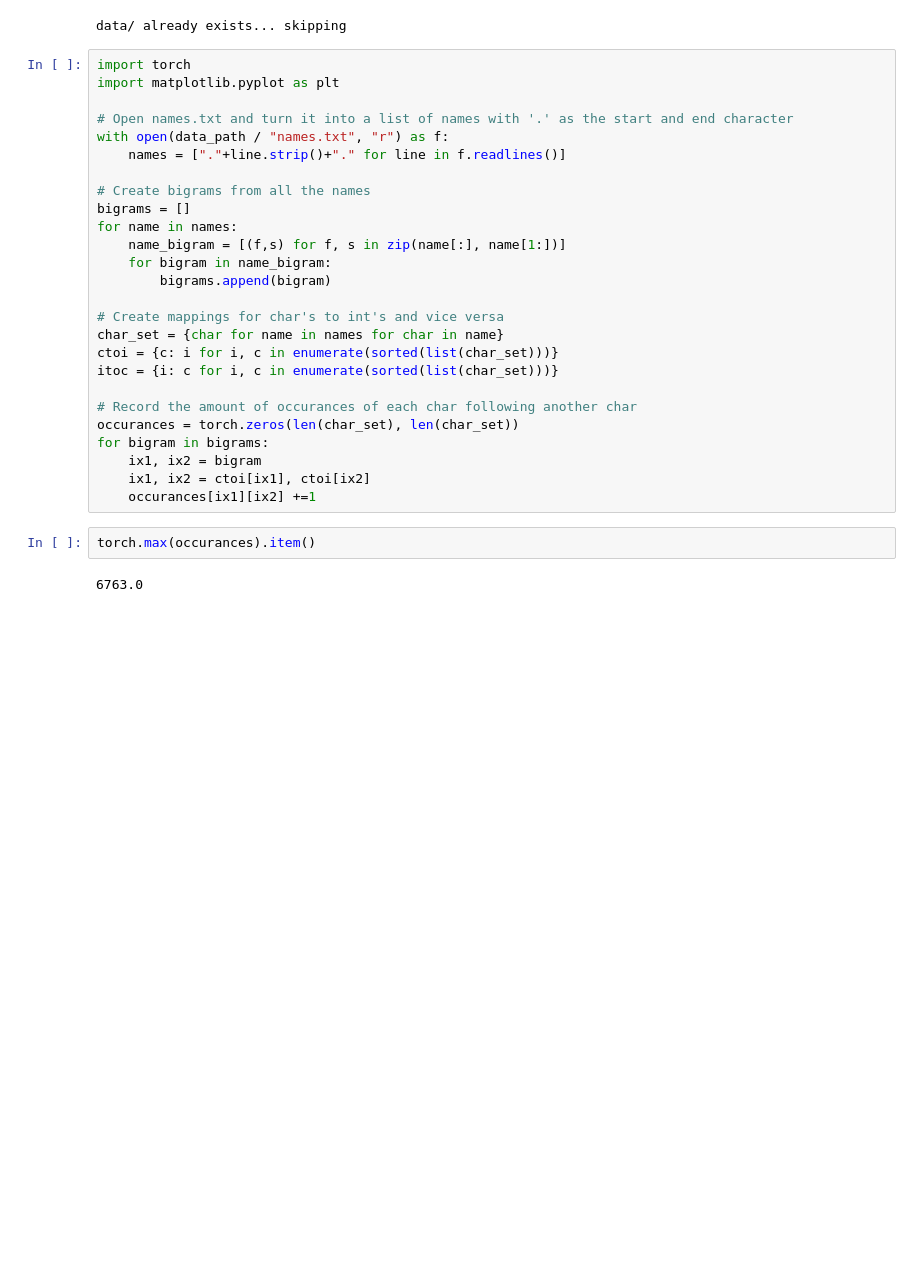
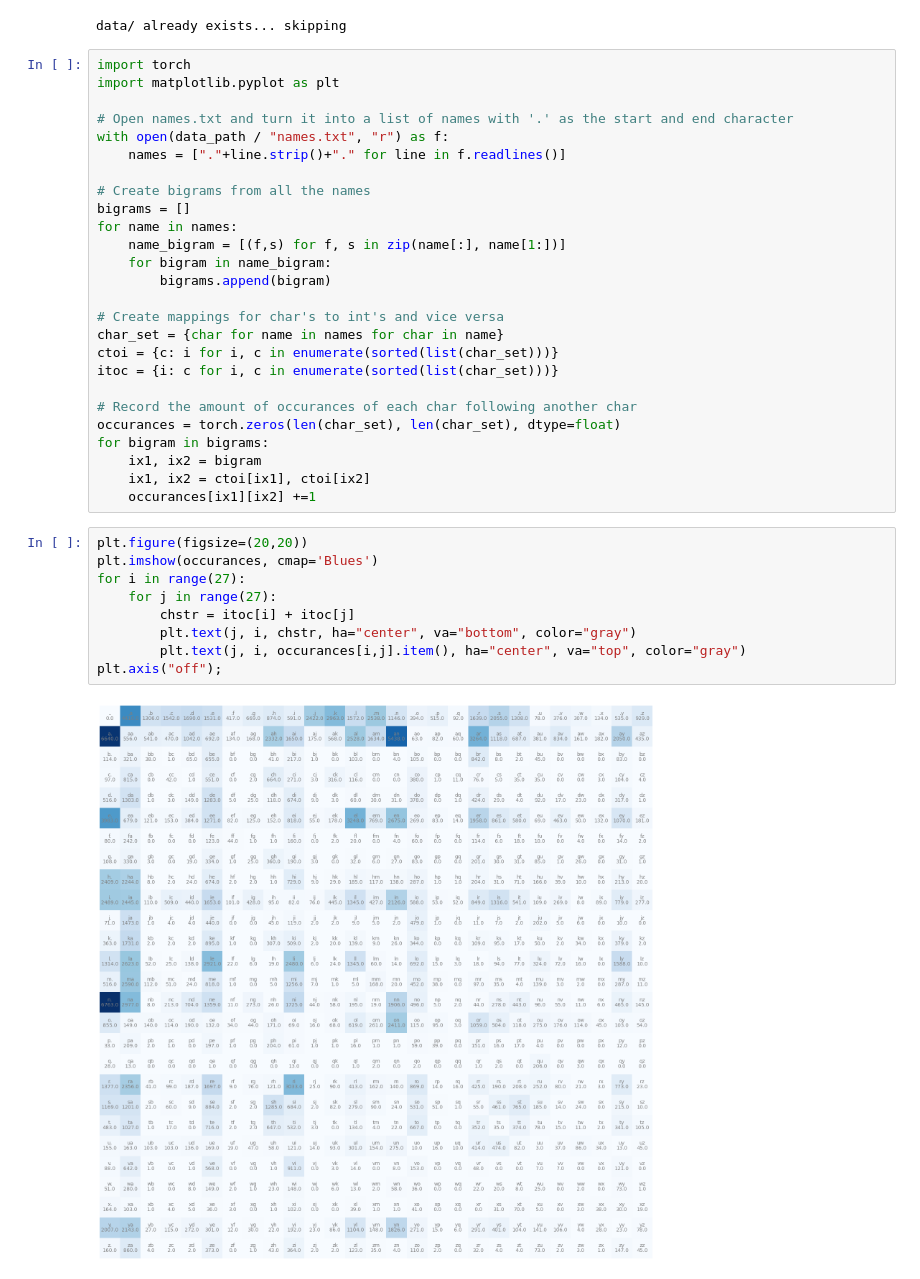
Before and after one commit to Chunt0/PyTorch, a Jupyter notebook: makemore/bigram/bigram.ipynb, the cells around one changed output. Drawn from its saved outputs; the diff is of its cells as text; blank space fills up the shorter version.

```diff
--- a/makemore/bigram/bigram.ipynb
+++ b/makemore/bigram/bigram.ipynb
@@ -41,12 +41,19 @@ ctoi = {c: i for i, c in enumerate(sorted(list(char_set)))}
 itoc = {i: c for i, c in enumerate(sorted(list(char_set)))}
 
 # Record the amount of occurances of each char following another char
-occurances = torch.zeros(len(char_set), len(char_set))
+occurances = torch.zeros(len(char_set), len(char_set), dtype=float)
 for bigram in bigrams:
     ix1, ix2 = bigram
     ix1, ix2 = ctoi[ix1], ctoi[ix2]
     occurances[ix1][ix2] +=1
-# %%
-torch.max(occurances).item()
-# %% [output]
-6763.0
+# %%
+plt.figure(figsize=(20,20))
+plt.imshow(occurances, cmap='Blues')
+for i in range(27):
+    for j in range(27):
+        chstr = itoc[i] + itoc[j]
+        plt.text(j, i, chstr, ha="center", va="bottom", color="gray")
+        plt.text(j, i, occurances[i,j].item(), ha="center", va="top", color="gray")
+plt.axis("off");
+# %% [output]
+[figure, added]
```
Also changed, not shown: parts of 1 cell of this notebook, 1 other file.
